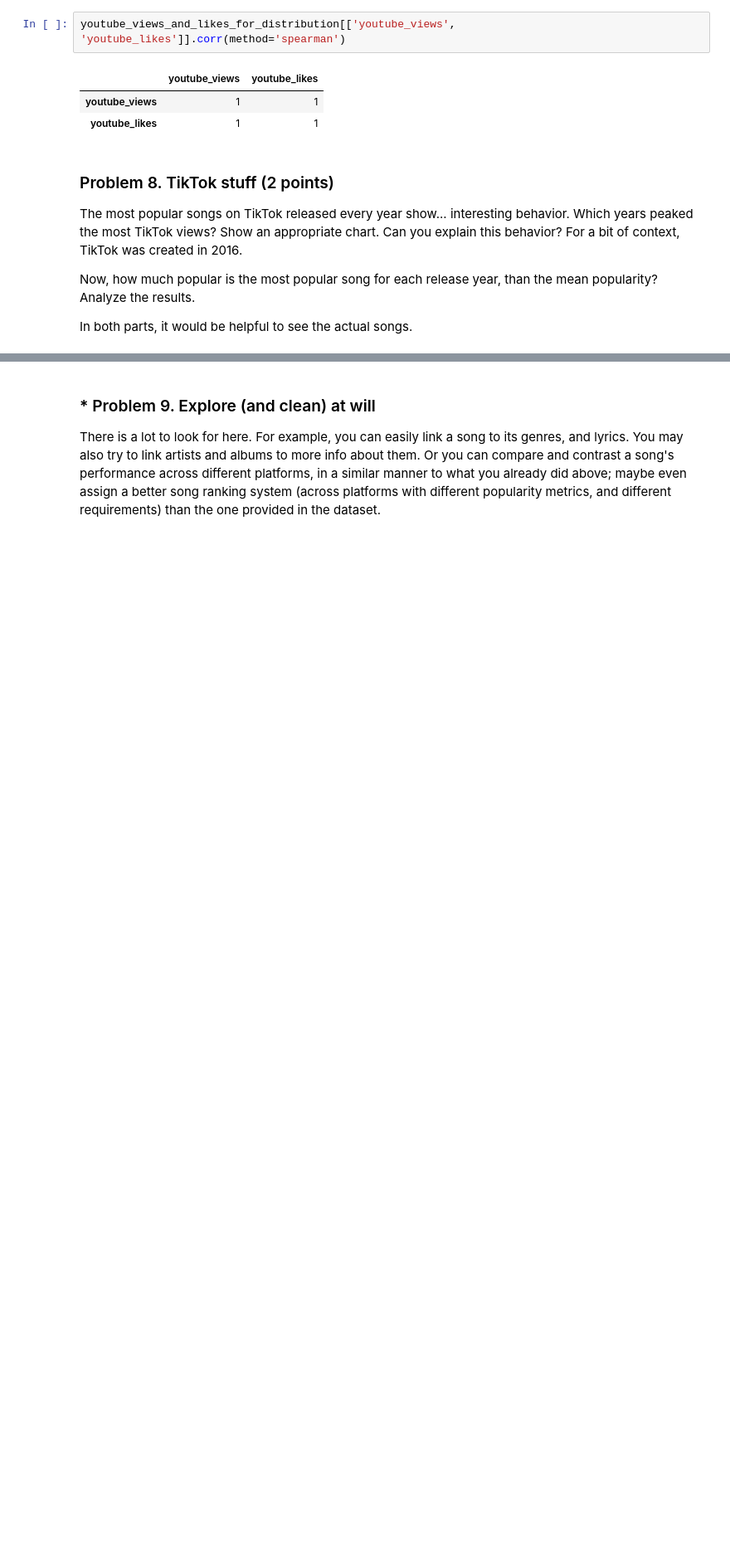
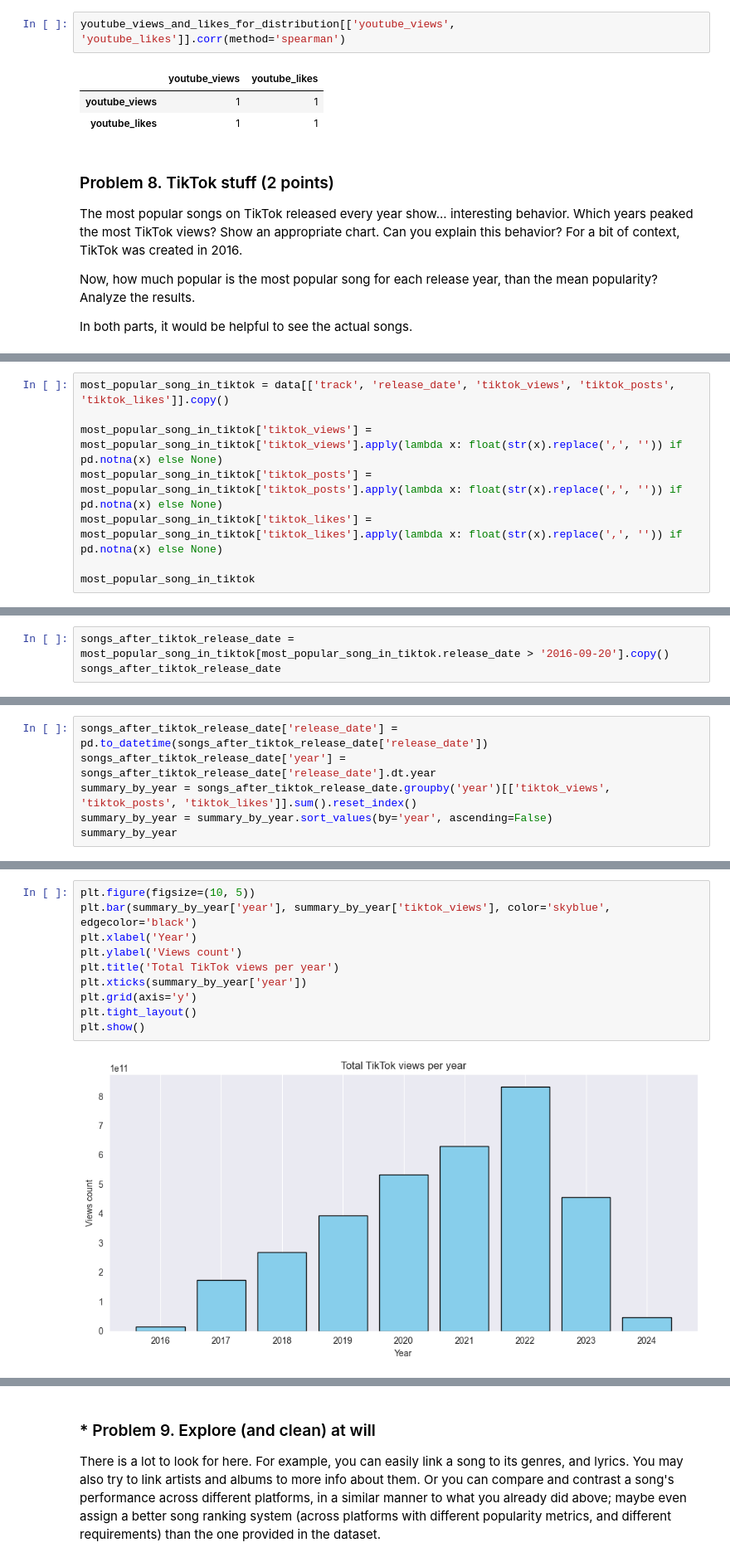
Before and after one commit to plamensve/Data_Science_Upskill_Softuni, a Jupyter notebook: 05_data_visualization_exploratory_data_analysis/Data Visualization and EDA Lab.ipynb, the cells around one changed output, grey strips where cells are left out. Shown at 83% size. Drawn from its saved outputs; the diff is of its cells as text; blank space fills up the shorter version.

```diff
--- a/05_data_visualization_exploratory_data_analysis/Data Visualization and EDA Lab.ipynb
+++ b/05_data_visualization_exploratory_data_analysis/Data Visualization and EDA Lab.ipynb
@@ -641,0 +651,8 @@ In both parts, it would be helpful to see the actual songs.
+# %%
+most_popular_song_in_tiktok = data[['track', 'release_date', 'tiktok_views', 'tiktok_posts', 'tiktok_likes']].copy()
+
+most_popular_song_in_tiktok['tiktok_views'] = most_popular_song_in_tiktok['tiktok_views'].apply(lambda x: float(str(x).replace(',', '')) if pd.notna(x) else None)
+most_popular_song_in_tiktok['tiktok_posts'] = most_popular_song_in_tiktok['tiktok_posts'].apply(lambda x: float(str(x).replace(',', '')) if pd.notna(x) else None)
+most_popular_song_in_tiktok['tiktok_likes'] = most_popular_song_in_tiktok['tiktok_likes'].apply(lambda x: float(str(x).replace(',', '')) if pd.notna(x) else None)
+
+most_popular_song_in_tiktok
@@ -641,0 +673,3 @@ In both parts, it would be helpful to see the actual songs.
+# %%
+songs_after_tiktok_release_date = most_popular_song_in_tiktok[most_popular_song_in_tiktok.release_date > '2016-09-20'].copy()
+songs_after_tiktok_release_date
@@ -641,0 +690,6 @@ In both parts, it would be helpful to see the actual songs.
+# %%
+songs_after_tiktok_release_date['release_date'] = pd.to_datetime(songs_after_tiktok_release_date['release_date'])
+songs_after_tiktok_release_date['year'] = songs_after_tiktok_release_date['release_date'].dt.year
+summary_by_year = songs_after_tiktok_release_date.groupby('year')[['tiktok_views', 'tiktok_posts', 'tiktok_likes']].sum().reset_index()
+summary_by_year = summary_by_year.sort_values(by='year', ascending=False)
+summary_by_year
@@ -641,0 +707,12 @@ In both parts, it would be helpful to see the actual songs.
+# %%
+plt.figure(figsize=(10, 5))
+plt.bar(summary_by_year['year'], summary_by_year['tiktok_views'], color='skyblue', edgecolor='black')
+plt.xlabel('Year')
+plt.ylabel('Views count')
+plt.title('Total TikTok views per year')
+plt.xticks(summary_by_year['year'])
+plt.grid(axis='y')
+plt.tight_layout()
+plt.show()
+# %% [output]
+[figure, added]
```
Also changed, not shown: parts of 12 cells of this notebook.
